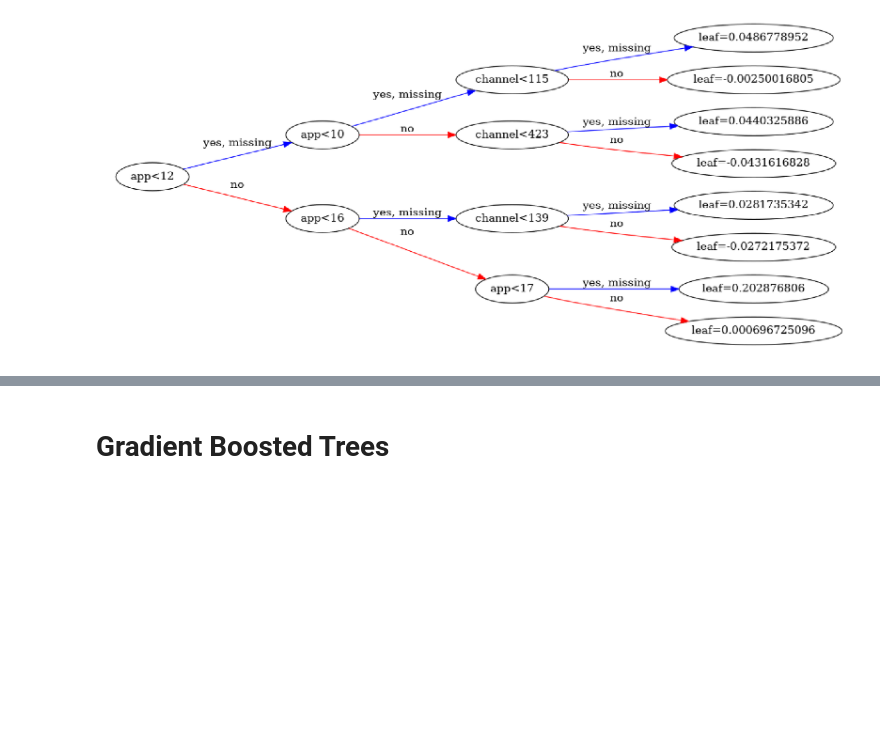
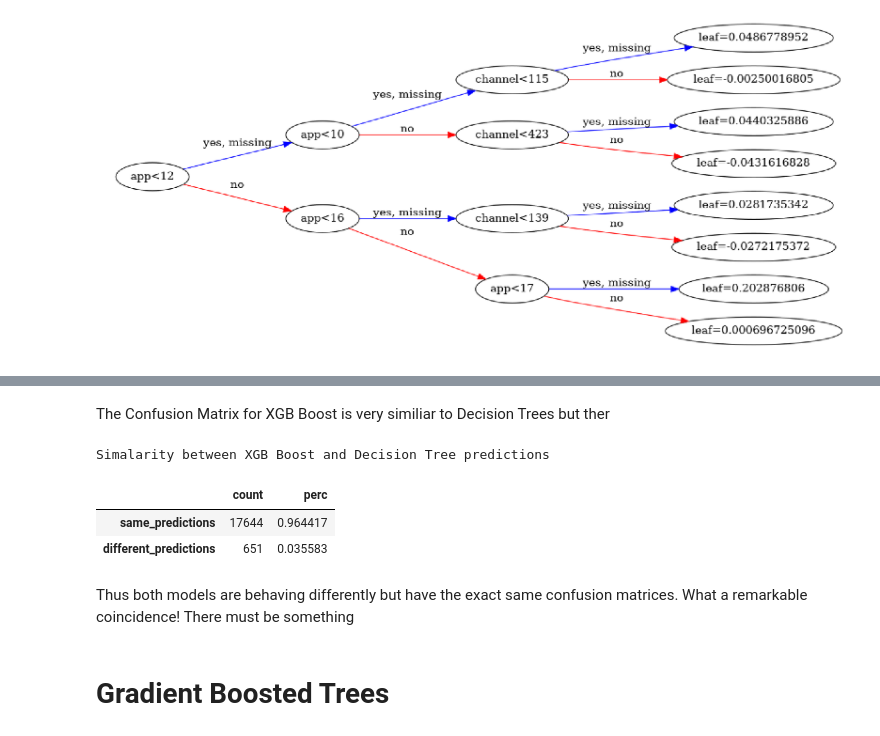
Before and after one commit to catherinelee274/fraud_detection, a Jupyter notebook: main.ipynb, the cells around one changed output, grey strips where cells are left out. Saved outputs shown, nothing was run; the diff lists cells and outputs as text; code cells hidden in the pictures; blank space fills up the shorter version.

Commit message:
Saving my erroneous 'same confusion matrix' exploration.  It will be overided since it was erroneous

```diff
--- a/main.ipynb
+++ b/main.ipynb
@@ -463,3 +469,31 @@ ax.tick_params(axis='y', rotation=0)
+# %% [markdown]
+The Confusion Matrix for XGB Boost is very similiar to Decision Trees but ther
+# %%
+xgb_pred = XGB.predict(X_test)
+dt_pred = dtc.predict(X_test)
+
+
+
+compare = xgb_pred==dt_pred
+
+total_clicks, _ = X_test.shape
+same = np.sum(compare)
+diff = total_clicks - same
+
+df = pd.DataFrame(data={"count":[same,diff]},
+                   index=["same_predictions","different_predictions"])
+
+df["perc"] = df["count"]/total_clicks
+
+print("Simalarity between XGB Boost and Decision Tree predictions")
+df.head()
+# %% [output]
+Simalarity between XGB Boost and Decision Tree predictions
+|  | count | perc |
+| same_predictions | 17644 | 0.964417 |
+| different_predictions | 651 | 0.035583 |
+# %% [markdown]
+Thus both models are behaving differently but have the exact same confusion matrices.  What a remarkable coincidence! There must be something
 # %% [markdown]
 # Gradient Boosted Trees
 # %%
```
Also changed, not shown: parts of 12 cells of this notebook.
